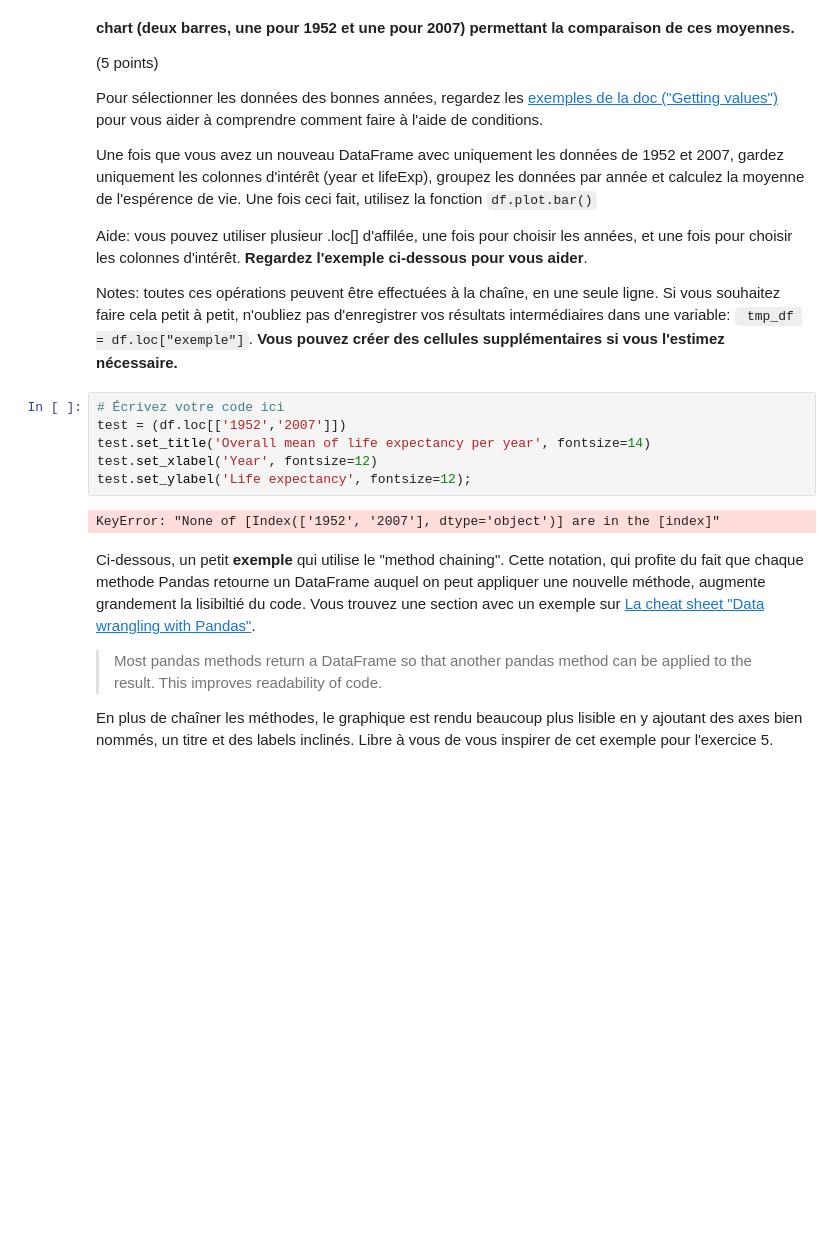
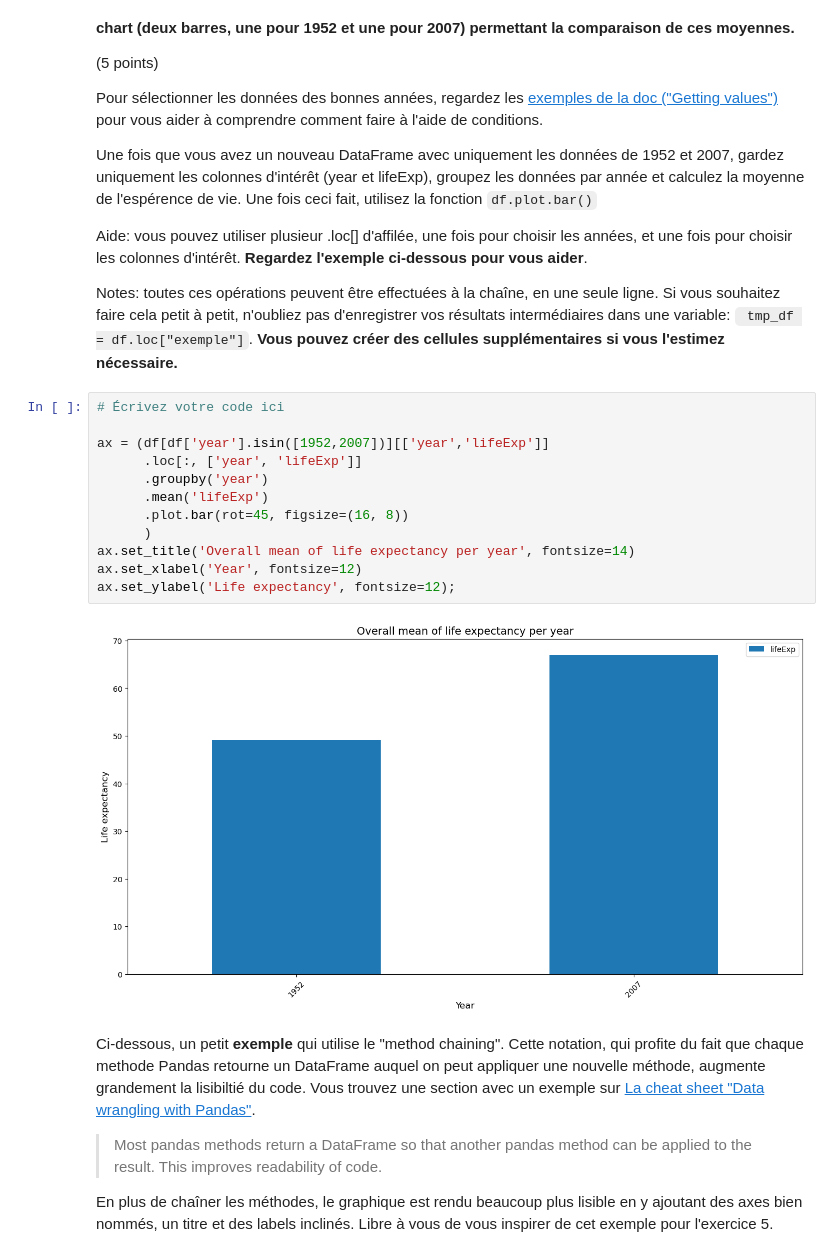
Before and after one commit to Calum-Quinn/ISD_Labo2, a Jupyter notebook: TP2_ISD_SA2023_Vuilleumier_Quinn.ipynb, the cells around one changed output. Drawn from its saved outputs; the diff is of its cells as text; blank space fills up the shorter version.

````diff
--- a/TP2_ISD_SA2023_Vuilleumier_Quinn.ipynb
+++ b/TP2_ISD_SA2023_Vuilleumier_Quinn.ipynb
@@ -382,12 +384,18 @@ Aide: vous pouvez utiliser plusieur .loc[] d'affilée, une fois pour choisir les
 Notes: toutes ces opérations peuvent être effectuées à la chaîne, en une seule ligne. Si vous souhaitez faire cela petit à petit, n'oubliez pas d'enregistrer vos résultats intermédiaires dans une variable: ``` tmp_df = df.loc["exemple"]```. **Vous pouvez créer des cellules supplémentaires si vous l'estimez nécessaire.**
 # %%
 # Écrivez votre code ici
-test = (df.loc[['1952','2007']])
-test.set_title('Overall mean of life expectancy per year', fontsize=14)
-test.set_xlabel('Year', fontsize=12)
-test.set_ylabel('Life expectancy', fontsize=12);
+
+ax = (df[df['year'].isin([1952,2007])][['year','lifeExp']]
+      .loc[:, ['year', 'lifeExp']]
+      .groupby('year')
+      .mean('lifeExp')
+      .plot.bar(rot=45, figsize=(16, 8))
+      )
+ax.set_title('Overall mean of life expectancy per year', fontsize=14)
+ax.set_xlabel('Year', fontsize=12)
+ax.set_ylabel('Life expectancy', fontsize=12);
 # %% [output]
-KeyError: "None of [Index(['1952', '2007'], dtype='object')] are in the [index]"
+[figure, added]
 # %% [markdown]
 Ci-dessous, un petit **exemple** qui utilise le "method chaining". Cette notation, qui profite du fait que chaque methode Pandas retourne un DataFrame auquel on peut appliquer une nouvelle méthode, augmente grandement la lisibiltié du code. Vous trouvez une section avec un exemple sur [La cheat sheet "Data wrangling with Pandas"](https://pandas.pydata.org/Pandas_Cheat_Sheet.pdf).
 
````
Also changed, not shown: parts of 9 cells of this notebook.
